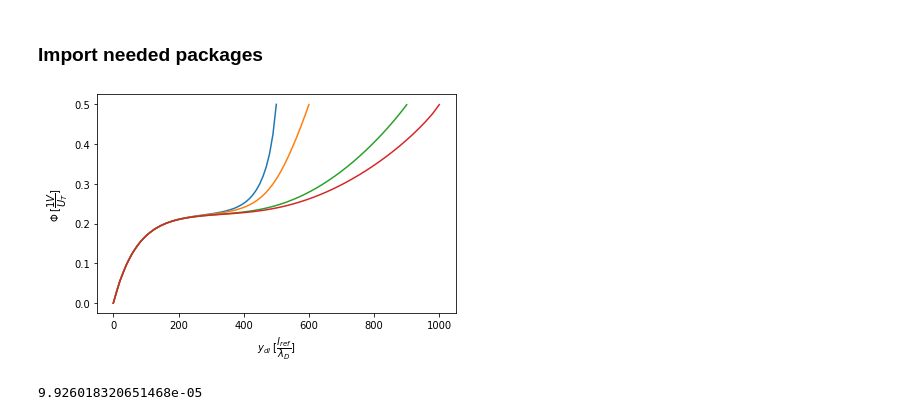
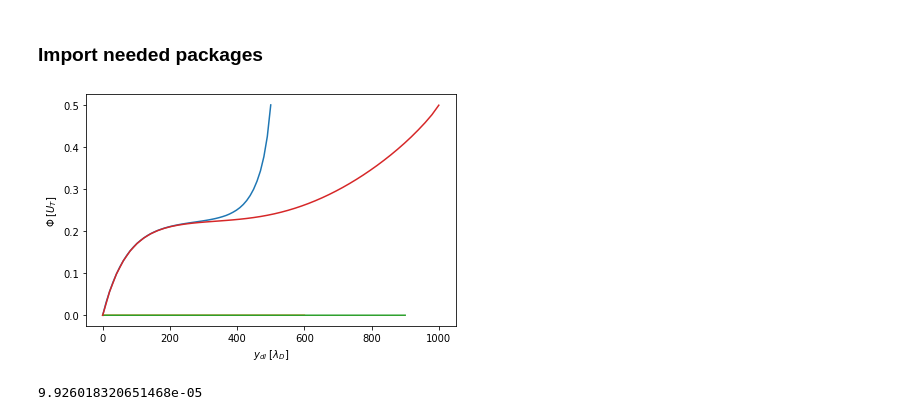
Before and after one commit to ColgateShots/PNP, a Jupyter notebook: FENICS_SOLVER_MESHED-ROT.ipynb, the cells around one changed output. Cells and saved outputs as stored; diff of their text form; code cells hidden in the pictures.

```diff
--- a/FENICS_SOLVER_MESHED-ROT.ipynb
+++ b/FENICS_SOLVER_MESHED-ROT.ipynb
@@ -100,18 +85,18 @@ S1, S2, S3, S4, S5 = UC.split()
 # %%
 fig = plt.figure()
 ax = fig.add_subplot()
 
 ax.plot(np.linspace(0,500),[S1(0,x,0) for x in np.linspace(0,500)])
-ax.plot(np.linspace(0,600),[S1(100,x,0) for x in np.linspace(0,600)])
-ax.plot(np.linspace(0,900),[S1(200,x,0) for x in np.linspace(0,900)])
+ax.plot(np.linspace(0,600),[S2(100,x,0) for x in np.linspace(0,600)])
+ax.plot(np.linspace(0,900),[S3(200,x,0) for x in np.linspace(0,900)])
 ax.plot(np.linspace(0,1000),[S1(224,x,0) for x in np.linspace(0,1000)])
 
-ax.set_ylabel("$ \Phi\;[\dfrac{1V}{U_T}]$")
-ax.set_xlabel("$ y_{dl}\;[\dfrac{l_{ref}}{\lambda_D}]$")
+ax.set_ylabel("$ \Phi\;[{U_T}]$")
+ax.set_xlabel("$ y_{dl}\;[{\lambda_D}]$")
 fig.tight_layout()
 plt.savefig("POT_ROT.png")
 # %% [output]
-[figure, old version]
+[figure, new version]
 # %%
 #plt.plot(np.linspace(0,500),[S2(0,x,0) for x in np.linspace(0,500)])
 #plt.plot(np.linspace(0,600),[S2(100,x,0) for x in np.linspace(0,600)])
```
Also changed, not shown: parts of 7 cells of this notebook, 3 other files.
